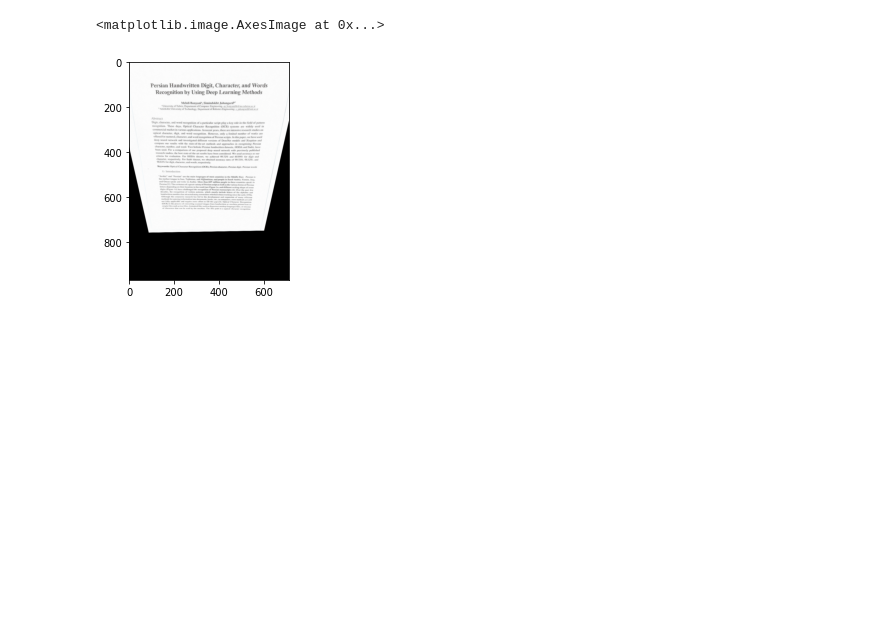
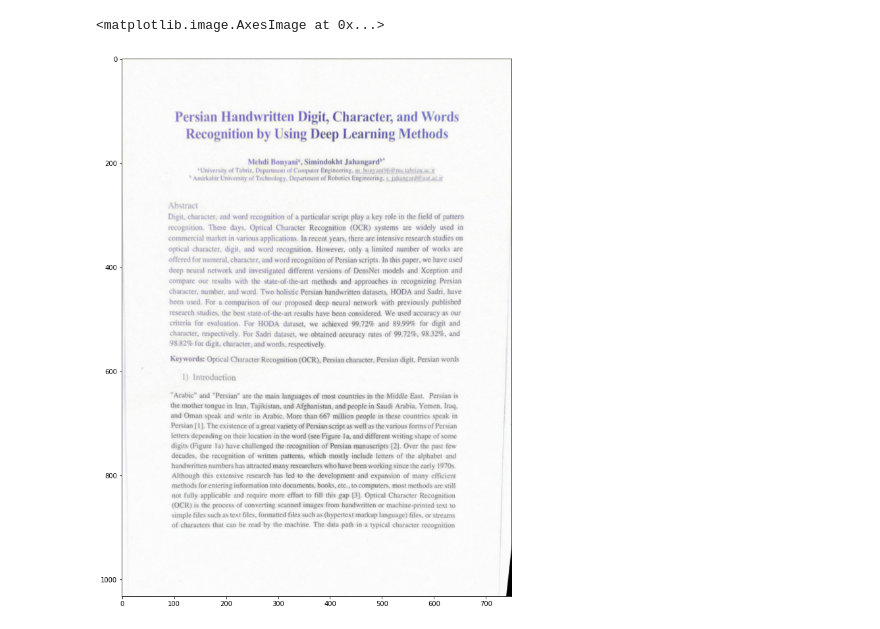
Before and after one commit to ybendou/projet-s5-watermarking, a Jupyter notebook: src/main_non_blind.ipynb, the cells around one changed output. Saved outputs shown, nothing was run; the diff lists cells and outputs as text; code cells hidden in the pictures; blank space fills up the shorter version.

```diff
--- a/src/main_non_blind.ipynb
+++ b/src/main_non_blind.ipynb
@@ -20,12 +21,10 @@ The autoreload extension is already loaded. To reload it, use:
 # %%
 image = 1
-mypath = '../data/imagesprojets5/photo/'
-onlyfiles = [f for f in listdir(mypath) if isfile(join(mypath, f))]
 
-img_file = onlyfiles[4]
-origin_file = '../data/imagesprojets5/originals/image_1.jpg' #original image
+img_file = '../data/imagesprojets5/photo/image_2_2.jpg' #image file path
+origin_file = '../data/imagesprojets5/originals/image_1.jpg' #original image file path
 
-img = cv2.imread(mypath + img_file) #reading the image
+img = cv2.imread(img_file) #reading the image
 origin = cv2.imread(origin_file) #reading the original image
 # %%
 plt.imshow(img)
@@ -35,16 +39,15 @@ plt.imshow(img)
 # %%
 ##### Preprocessing
-preprocessor = Preprocess(img, origin)
-result = preprocessor.remove_shadows()
-result, origin = preprocessor.rescaling(result)
-result
+preprocessor = Preprocess(img_file, origin_file)
+result = preprocessor.remove_shadows(img, origin)
+result, origin = preprocessor.rescaling(result, origin)
 
 ### Adjusting image
 image_adjustor = Image_adjustment(result, origin)
 matches, kp1, kp2 = image_adjustor.detect_matches()
 aligned_image = image_adjustor.align_image(matches, kp1, kp2)
 
 plt.imshow(aligned_image)
 # %% [output]
 <matplotlib.image.AxesImage at 0x...>
-[figure, old version]
+[figure, new version]
```
Also changed, not shown: parts of 7 cells of this notebook, 45 other files.
